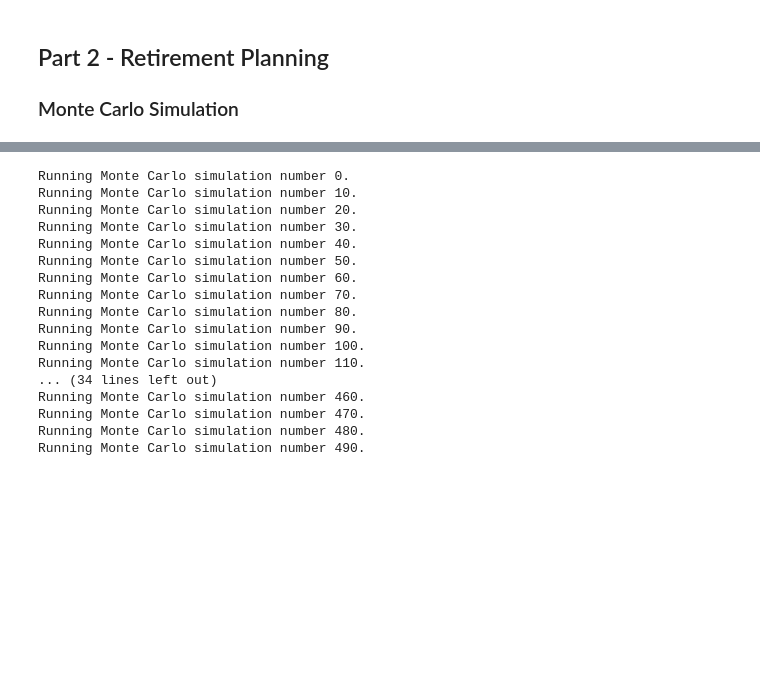
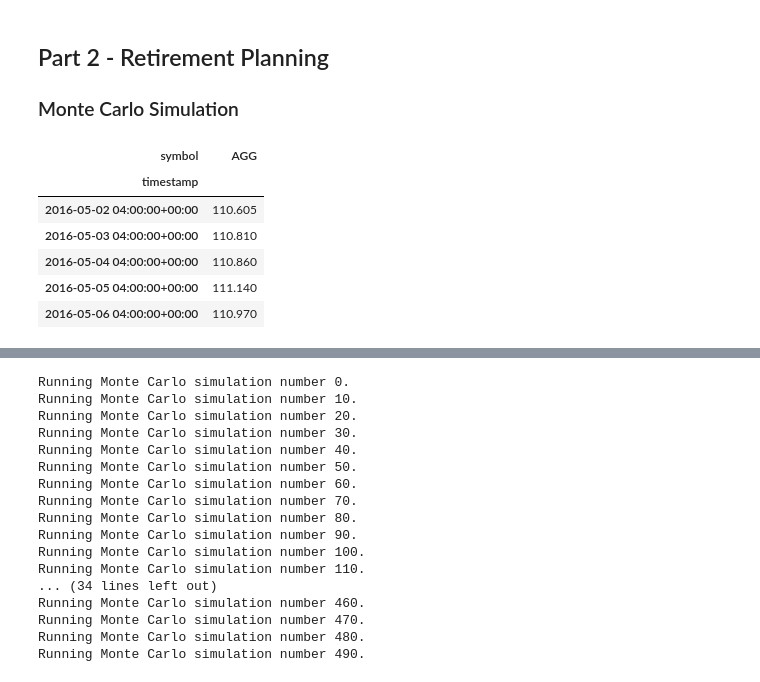
Before and after one commit to kxh3/api-homework05, a Jupyter notebook: 05-APIs/Instructions/Starter_Code/financial-planner.ipynb, the cells around one changed output, grey strips where cells are left out. Saved outputs shown, nothing was run; the diff lists cells and outputs as text; code cells hidden in the pictures; blank space fills up the shorter version.

```diff
--- a/05-APIs/Instructions/Starter_Code/financial-planner.ipynb
+++ b/05-APIs/Instructions/Starter_Code/financial-planner.ipynb
@@ -157,4 +168,25 @@ SyntaxError: EOL while scanning string literal (Temp/ipykernel_13268/824826373.p
 # Sample results may vary from the solution based on the time frame chosen
 start_date = pd.Timestamp('2016-05-01', tz='America/New_York').isoformat()
 end_date = pd.Timestamp('2021-05-01', tz='America/New_York').isoformat()
+# %%
+# Get 5 years' worth of historical data for AGG
+# (use a limit=1000 parameter to call the most recent 1000 days of data)
+tickers = ["AGG"]
+df_agg_data = api.get_bars(tickers,
+TimeFrame.Day,
+start=start_date,
+end=end_date, limit=1000).df
+
+# Display sample data
+#turn table into pivot table
+agg_closes = df_agg_data.pivot_table(values="close", index="timestamp", columns="symbol")
+agg_closes.head()
+# %% [output]
+| symbol | AGG |
+| timestamp |  |
+| 2016-05-02 04:00:00+00:00 | 110.605 |
+| 2016-05-03 04:00:00+00:00 | 110.810 |
+| 2016-05-04 04:00:00+00:00 | 110.860 |
+| 2016-05-05 04:00:00+00:00 | 111.140 |
+| 2016-05-06 04:00:00+00:00 | 110.970 |
 # %%
```
Also changed, not shown: parts of 19 cells of this notebook.
